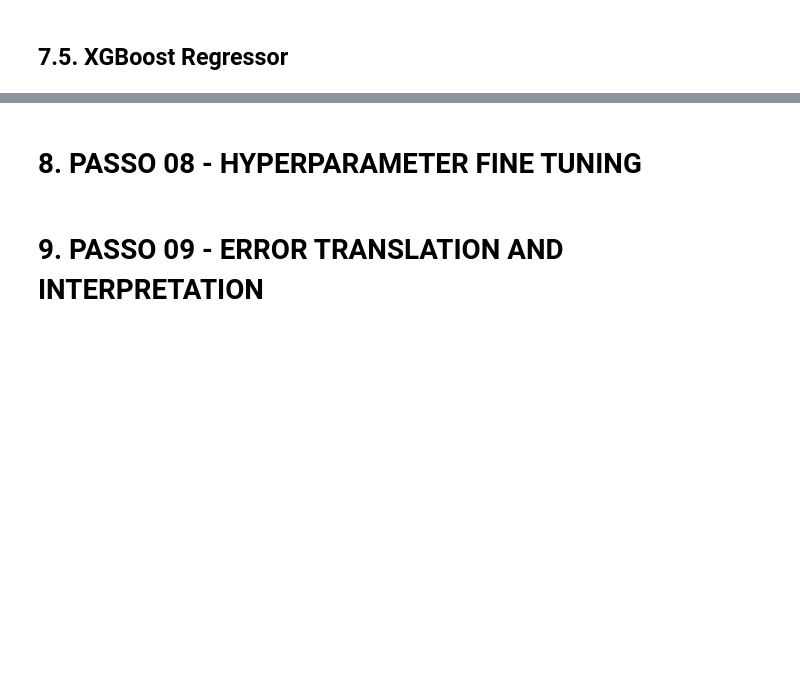
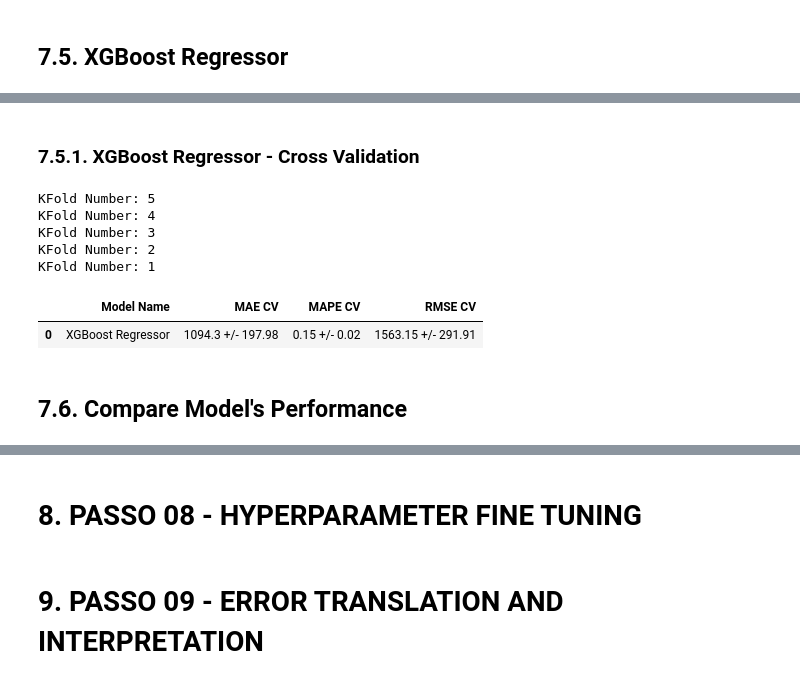
Before and after one commit to paulawehdorn/rossmann_store_sales_prediction, a Jupyter notebook: notebooks/rossmann_stores_sales_prediction.ipynb, the cells around one changed output, grey strips where cells are left out. Cells and saved outputs as stored; diff of their text form; code cells hidden in the pictures; blank space fills up the shorter version.

```diff
--- a/notebooks/rossmann_stores_sales_prediction.ipynb
+++ b/notebooks/rossmann_stores_sales_prediction.ipynb
@@ -1396,0 +1406,16 @@ modelling_result.sort_values('RMSE').reset_index(drop=True)
+# %% [markdown]
+### 7.5.1. XGBoost Regressor  - Cross Validation
+# %%
+model = xgb.XGBRegressor()
+a = cross_validation(x_training, 5, 'XGBoost Regressor', model, verbose=True)
+a
+# %% [output]
+KFold Number: 5
+KFold Number: 4
+KFold Number: 3
+KFold Number: 2
+KFold Number: 1
+|  | Model Name | MAE CV | MAPE CV | RMSE CV |
+| 0 | XGBoost Regressor | 1094.3 +/- 197.98 | 0.15 +/- 0.02 | 1563.15 +/- 291.91 |
+# %% [markdown]
+## 7.6. Compare Model's Performance
```
Also changed, not shown: parts of 10 cells of this notebook.
